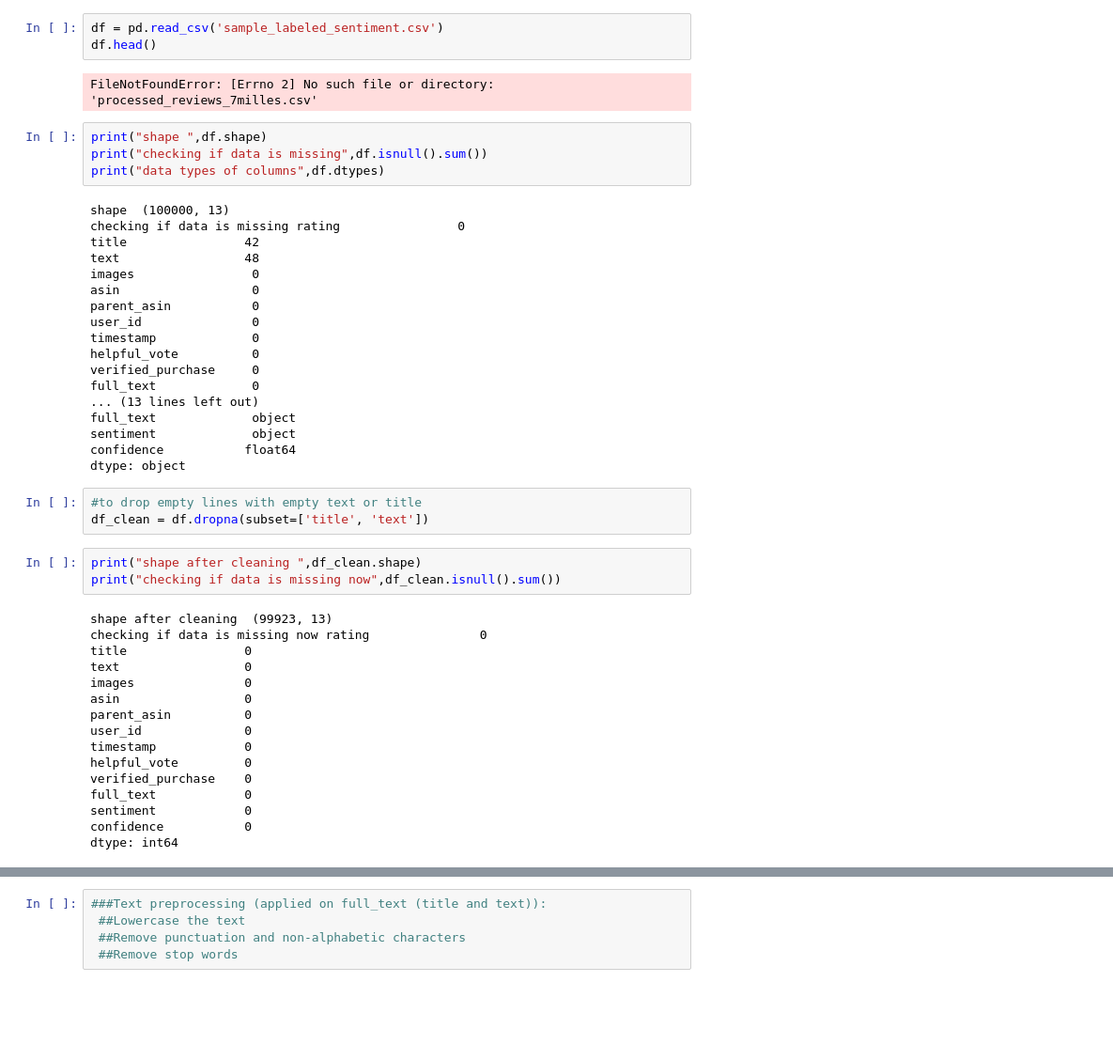
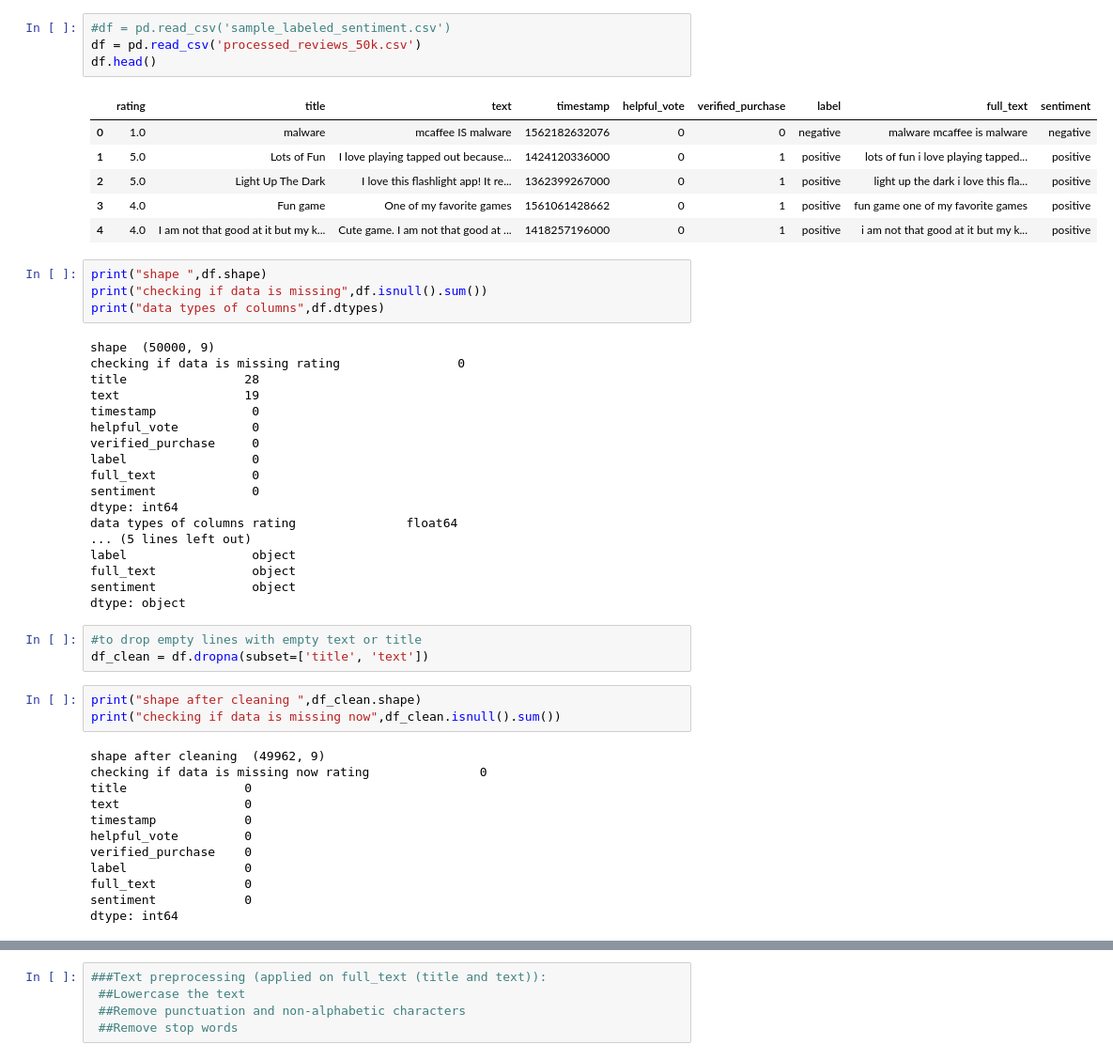
Before and after one commit to NajouaMardi/sentiment-analysis, a Jupyter notebook: app/SentimentA (3).ipynb, the cells around one changed output, grey strips where cells are left out. Shown at 94% size. Drawn from its saved outputs; the diff is of its cells as text; blank space fills up the shorter version.

```diff
--- a/app/SentimentA (3).ipynb
+++ b/app/SentimentA (3).ipynb
@@ -33,31 +36,37 @@ Saving kaggle.json to kaggle (14).json
 403 Client Error: Forbidden for url: https://www.kaggle.com/api/v1/datasets/metadata/najouamardi/processed-reviews
 unzip:  cannot find or open processed-reviews.zip, processed-reviews.zip.zip or processed-reviews.zip.ZIP.
 # %%
-df = pd.read_csv('sample_labeled_sentiment.csv')
+#df = pd.read_csv('sample_labeled_sentiment.csv')
+df = pd.read_csv('processed_reviews_50k.csv')
 df.head()
 # %% [output]
-FileNotFoundError: [Errno 2] No such file or directory: 'processed_reviews_7milles.csv'
+|  | rating | title | text | timestamp | helpful_vote | verified_purchase | label | full_text | sentiment |
+| 0 | 1.0 | malware | mcaffee IS malware | 1562182632076 | 0 | 0 | negative | malware mcaffee is malware | negative |
+| 1 | 5.0 | Lots of Fun | I love playing tapped out because... | 1424120336000 | 0 | 1 | positive | lots of fun i love playing tapped... | positive |
+| 2 | 5.0 | Light Up The Dark | I love this flashlight app! It re... | 1362399267000 | 0 | 1 | positive | light up the dark i love this fla... | positive |
+| 3 | 4.0 | Fun game | One of my favorite games | 1561061428662 | 0 | 1 | positive | fun game one of my favorite games | positive |
+| 4 | 4.0 | I am not that good at it but my k... | Cute game. I am not that good at ... | 1418257196000 | 0 | 1 | positive | i am not that good at it but my k... | positive |
 # %%
 print("shape ",df.shape)
 print("checking if data is missing",df.isnull().sum())
 print("data types of columns",df.dtypes)
 # %% [output]
-shape  (100000, 13)
+shape  (50000, 9)
 checking if data is missing rating                0
-title                42
-text                 48
-images                0
-asin                  0
-parent_asin           0
-user_id               0
+title                28
+text                 19
 timestamp             0
 helpful_vote          0
 verified_purchase     0
+label                 0
 full_text             0
-... (13 lines left out)
+sentiment             0
+dtype: int64
+data types of columns rating               float64
+... (5 lines left out)
+label                 object
 full_text             object
 sentiment             object
-confidence           float64
 dtype: object
 # %%
 #to drop empty lines with empty text or title
@@ -66,20 +75,16 @@ df_clean = df.dropna(subset=['title', 'text'])
 print("shape after cleaning ",df_clean.shape)
 print("checking if data is missing now",df_clean.isnull().sum())
 # %% [output]
-shape after cleaning  (99923, 13)
+shape after cleaning  (49962, 9)
 checking if data is missing now rating               0
 title                0
 text                 0
-images               0
-asin                 0
-parent_asin          0
-user_id              0
 timestamp            0
 helpful_vote         0
 verified_purchase    0
+label                0
 full_text            0
 sentiment            0
-confidence           0
 dtype: int64
 # %%
 #Summary statistics for numeric columns
```
Also changed, not shown: parts of 9 cells of this notebook.
